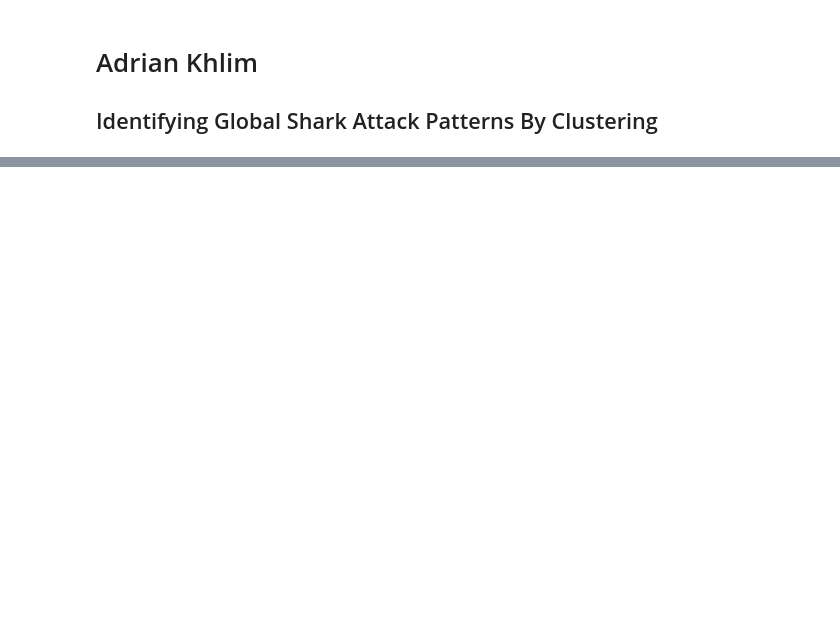
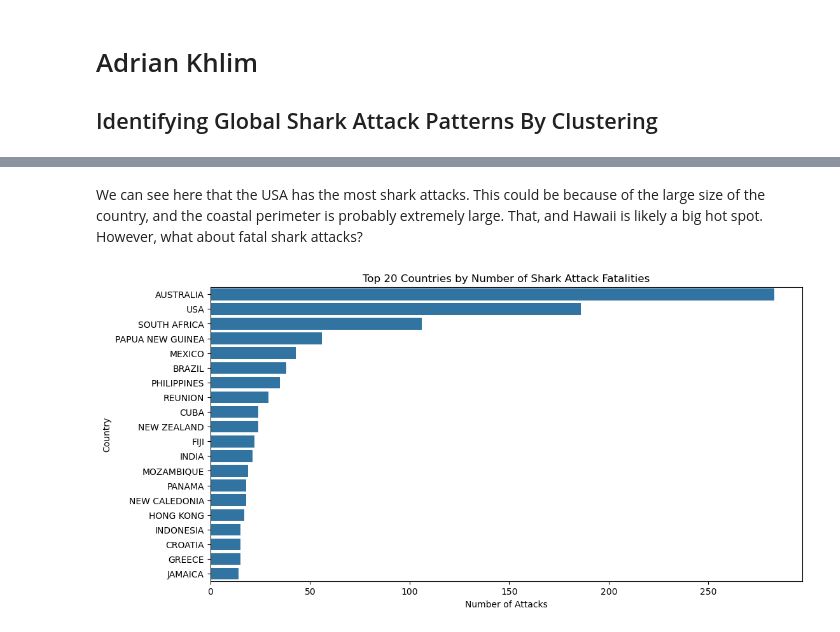
Before and after one commit to adriankUSA/portfolio, a Jupyter notebook: shark_attacks/shark_attack+patterns.ipynb, the cells around one changed output, grey strips where cells are left out. Cells and saved outputs as stored; diff of their text form; code cells hidden in the pictures; blank space fills up the shorter version.

```diff
--- a/shark_attacks/shark_attack+patterns.ipynb
+++ b/shark_attacks/shark_attack+patterns.ipynb
@@ -29,0 +402,14 @@ print(shark_df.head())
+# %% [markdown]
+We can see here that the USA has the most shark attacks. This could be because of the large size of the country, and the coastal perimeter is probably extremely large. That, and Hawaii is likely a big hot spot. However, what about fatal shark attacks?
+# %%
+fatal_df = geo_df[geo_df["Fatal (Y/N)"] == "Y"]
+country_counts = fatal_df["Country"].value_counts().head(20)
+
+plt.figure(figsize=(12,6))
+sns.barplot(x=country_counts.values, y=country_counts.index)
+plt.title("Top 20 Countries by Number of Shark Attack Fatalities")
+plt.xlabel("Number of Attacks")
+plt.ylabel("Country")
+plt.show()
+# %% [output]
+[figure, added]
```
Also changed, not shown: parts of 59 cells of this notebook.
